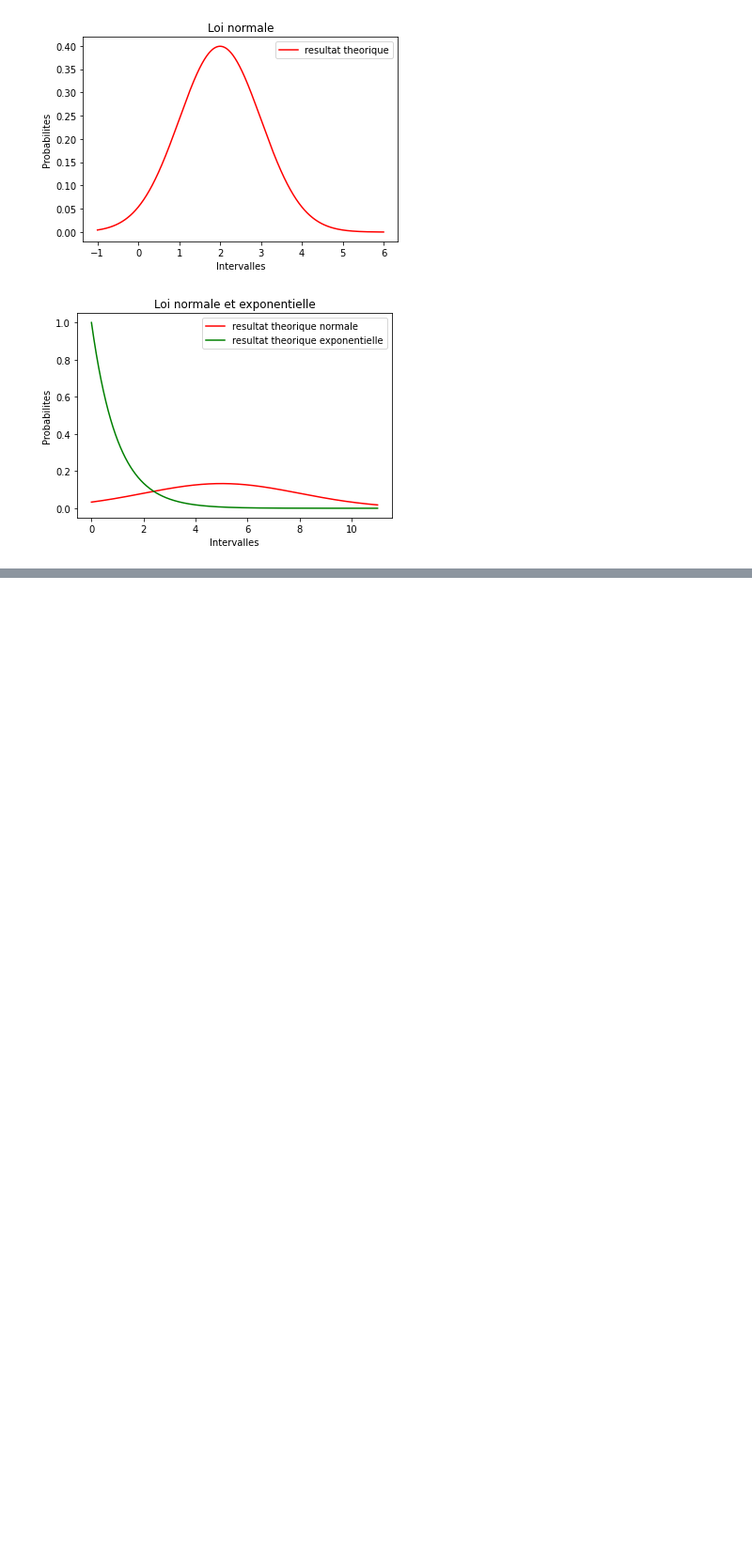
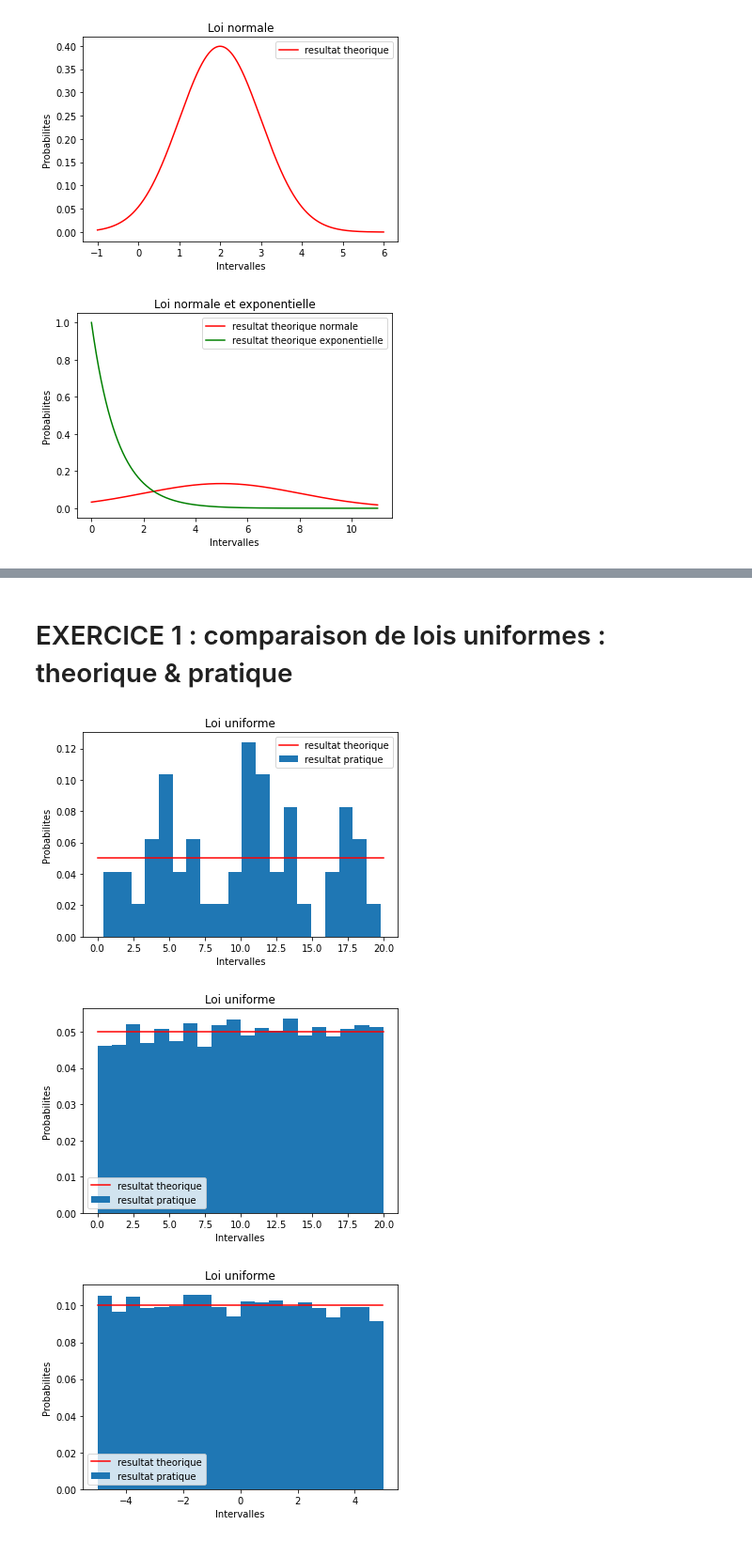
Before and after one commit to arxaqapi/licence-info, a Jupyter notebook: S5/stats_proba/tp/tp1.ipynb, the cells around one changed output, grey strips where cells are left out. Shown at 94% size. Saved outputs shown, nothing was run; the diff lists cells and outputs as text; code cells hidden in the pictures; blank space fills up the shorter version.

```diff
--- a/S5/stats_proba/tp/tp1.ipynb
+++ b/S5/stats_proba/tp/tp1.ipynb
@@ -163,0 +119,24 @@ plt.hist(vecx)#, normed=True, label='Loi normale ') #
+# %% [markdown]
+# EXERCICE 1 : comparaison de lois uniformes : theorique & pratique
+# %%
+def loi_uniforme(nb_val, p1, p2, barres, pas): # A COMPLETER...
+
+    # Loi pratique (valeurs aleatoires)
+    xp = loi.uniform(p1, p2, size=nb_val)
+
+    # Normalisation
+    mini = p1
+    maxi = p2
+    # Loi theorique
+    vec = np.arange(mini, maxi, pas)
+    xt = loiT.uniform.pdf(vec, loc=p1, scale=p2 - p1)
+
+    # Affichage
+    plt.figure()
+    plt.hist(xp, barres, density=True, label='resultat pratique')
+    plt.plot(vec, xt, 'r', label='resultat theorique') # A MODIFIER dans le cas discret par 'or'
+    plt.title('Loi uniforme')
+    plt.xlabel('Intervalles')
+    plt.ylabel('Probabilites')
+    plt.legend()
+    plt.show()
@@ -163,0 +150,12 @@ plt.hist(vecx)#, normed=True, label='Loi normale ') #
+# %%
+# (a) Tests de la loi Uniforme : loi discrete ou reelle
+# 50 valeurs
+loi_uniforme(50, 0, 20, nb_barres, pas_reel)
+# 10000 valeurs
+loi_uniforme(10000, 0, 20, nb_barres, pas_reel)
+# 10000 valeurs
+loi_uniforme(10000, -5, 5, nb_barres, pas_reel)
+# %% [output]
+[figure, added]
+[figure, added]
+[figure, added]
```
Also changed, not shown: parts of 21 cells of this notebook, 24 other files.
